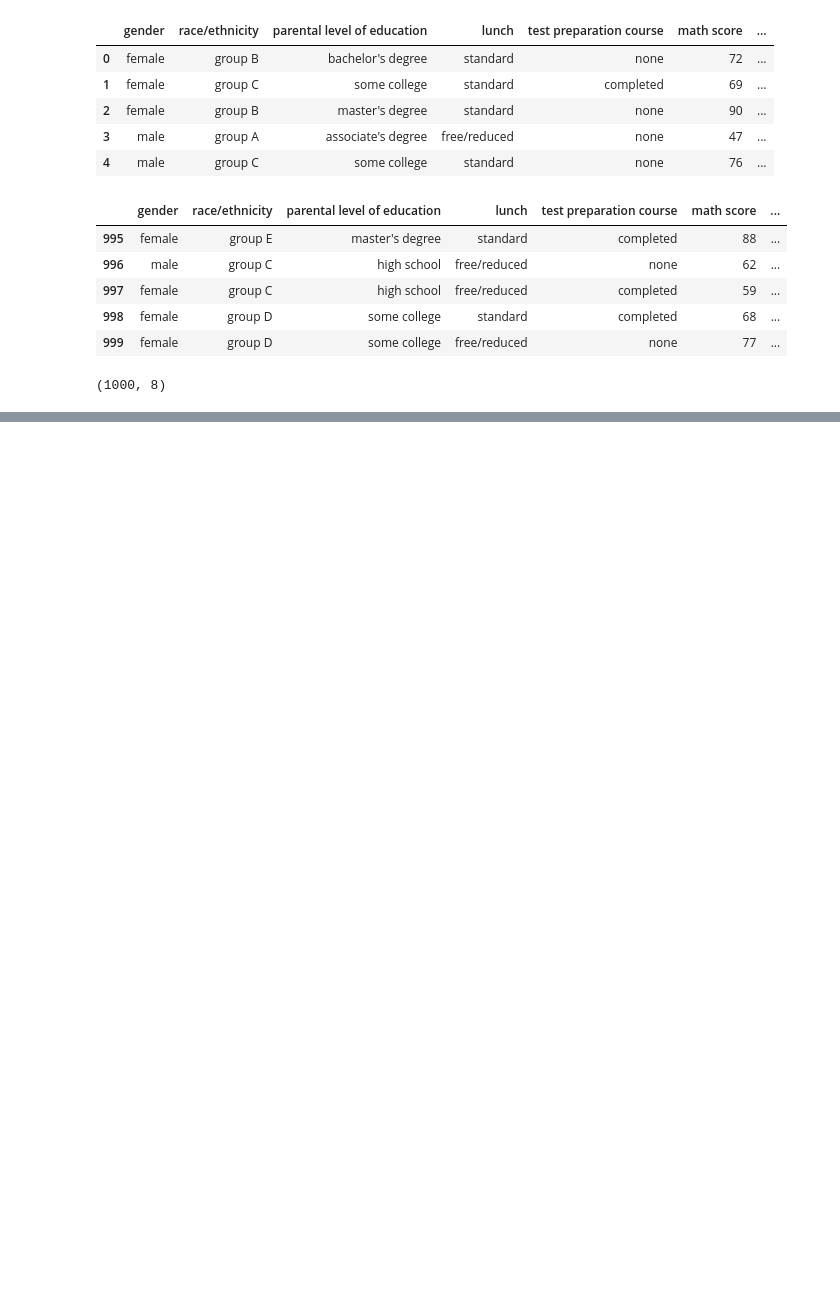
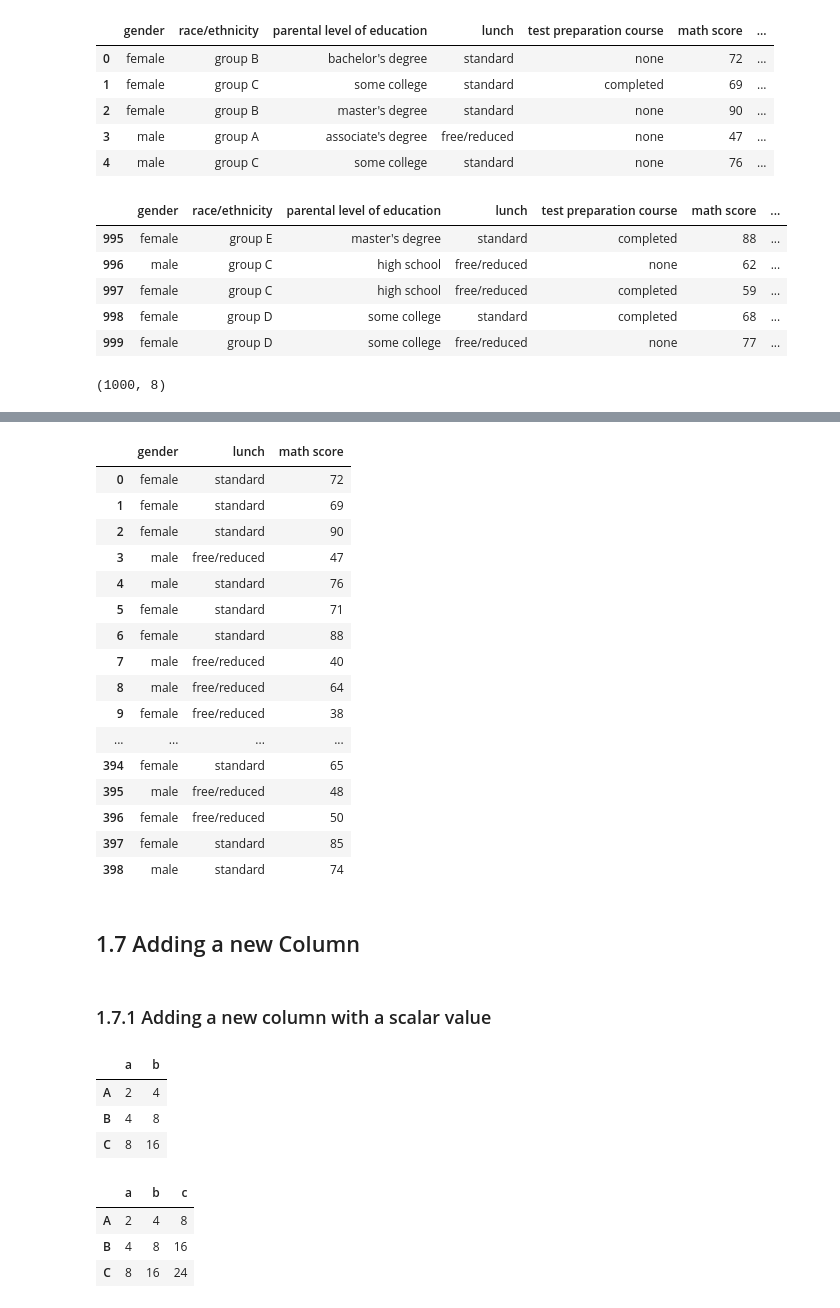
Before and after one commit to blu3-bird/Pandas-and-Numpy, a Jupyter notebook: introduction/index.ipynb, the cells around one changed output, grey strips where cells are left out. Drawn from its saved outputs; the diff is of its cells as text; code cells hidden in the pictures; blank space fills up the shorter version.

```diff
--- a/introduction/index.ipynb
+++ b/introduction/index.ipynb
@@ -83,0 +294,25 @@ df_exams
+# %%
+# select two or more columns.
+df_exams[['gender', 'lunch', 'math score']]
+# %% [output]
+|  | gender | lunch | math score |
+| 0 | female | standard | 72 |
+| 1 | female | standard | 69 |
+| 2 | female | standard | 90 |
+| 3 | male | free/reduced | 47 |
+| 4 | male | standard | 76 |
+| 5 | female | standard | 71 |
+| 6 | female | standard | 88 |
+| 7 | male | free/reduced | 40 |
+| 8 | male | free/reduced | 64 |
+| 9 | female | free/reduced | 38 |
+| ... | ... | ... | ... |
+| 394 | female | standard | 65 |
+| 395 | male | free/reduced | 48 |
+| 396 | female | free/reduced | 50 |
+| 397 | female | standard | 85 |
+| 398 | male | standard | 74 |
+# %% [markdown]
+## 1.7 Adding a new Column
+# %% [markdown]
+### 1.7.1 Adding a new column with a scalar value
@@ -83,0 +321,16 @@ df_exams
+# %%
+data_new_df = pd.DataFrame(data_new, index=['A', 'B', 'C'], columns=['a', 'b'])
+data_new_df
+# %% [output]
+|  | a | b |
+| A | 2 | 4 |
+| B | 4 | 8 |
+| C | 8 | 16 |
+# %%
+data_new_df['c'] = 8 , 16 , 24
+data_new_df
+# %% [output]
+|  | a | b | c |
+| A | 2 | 4 | 8 |
+| B | 4 | 8 | 16 |
+| C | 8 | 16 | 24 |
```
Also changed, not shown: parts of 59 cells of this notebook.
